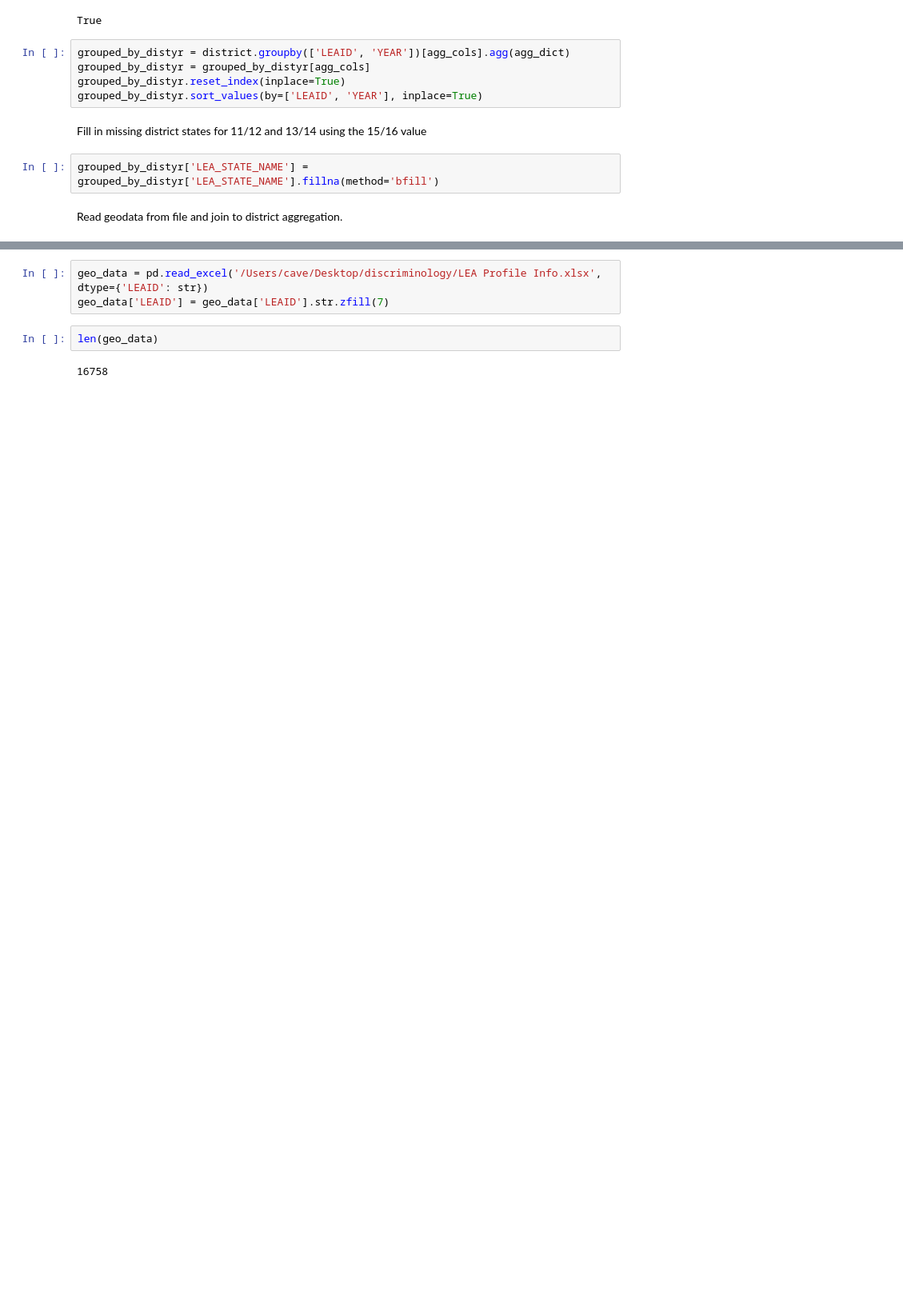
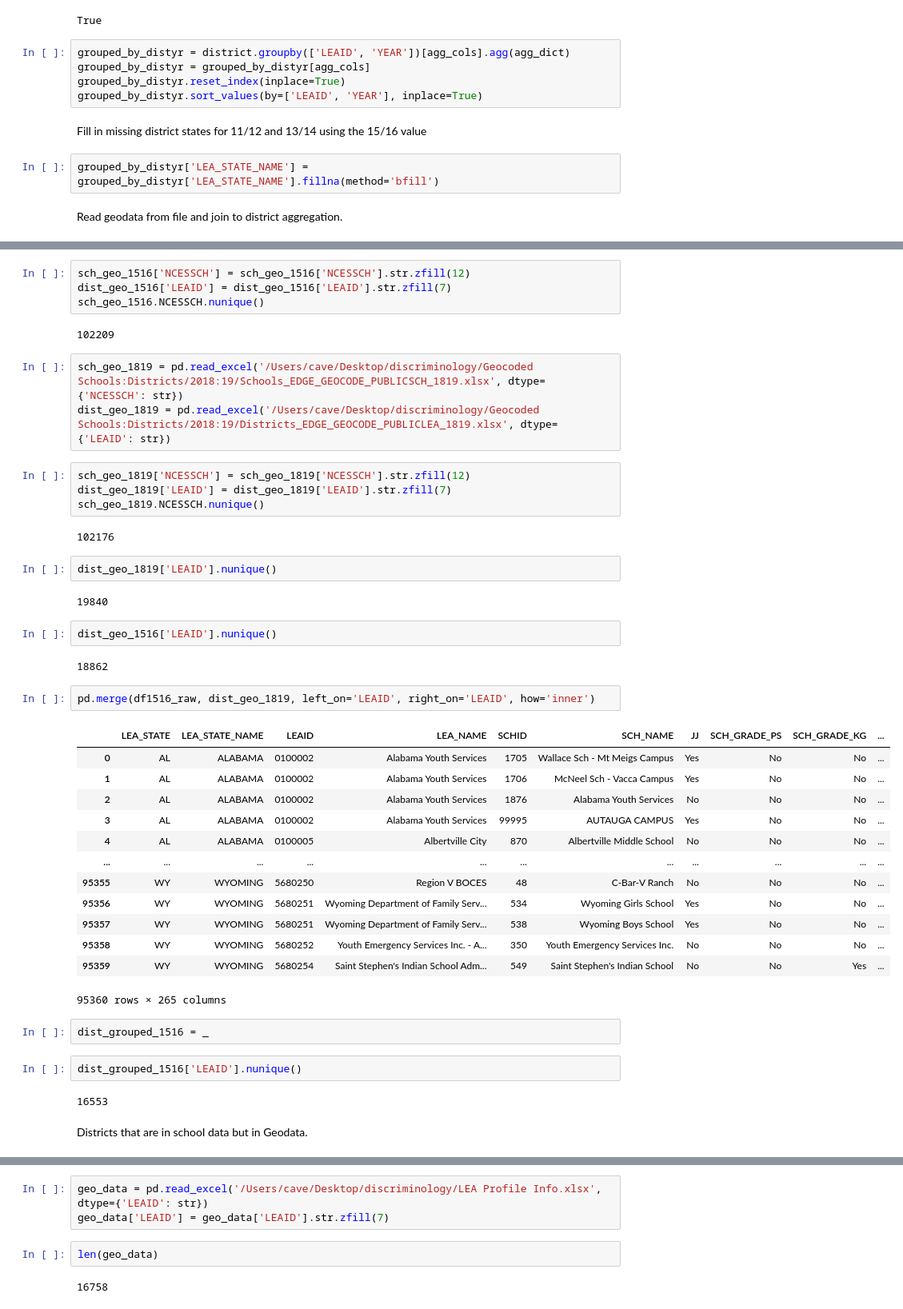
Before and after one commit to Discriminology/Educational-Equity-Data-Commons, a Jupyter notebook: data_processing.ipynb, the cells around one changed output, grey strips where cells are left out. Shown at 80% size. Cells and saved outputs as stored; diff of their text form; blank space fills up the shorter version.

```diff
--- a/data_processing.ipynb
+++ b/data_processing.ipynb
@@ -657,0 +695,47 @@ Read geodata from file and join to district aggregation.
+# %%
+sch_geo_1516['NCESSCH'] = sch_geo_1516['NCESSCH'].str.zfill(12)
+dist_geo_1516['LEAID'] = dist_geo_1516['LEAID'].str.zfill(7)
+sch_geo_1516.NCESSCH.nunique()
+# %% [output]
+102209
+# %%
+sch_geo_1819 = pd.read_excel('/Users/cave/Desktop/discriminology/Geocoded Schools:Districts/2018:19/Schools_EDGE_GEOCODE_PUBLICSCH_1819.xlsx', dtype={'NCESSCH': str})
+dist_geo_1819 = pd.read_excel('/Users/cave/Desktop/discriminology/Geocoded Schools:Districts/2018:19/Districts_EDGE_GEOCODE_PUBLICLEA_1819.xlsx', dtype={'LEAID': str})
+# %%
+sch_geo_1819['NCESSCH'] = sch_geo_1819['NCESSCH'].str.zfill(12)
+dist_geo_1819['LEAID'] = dist_geo_1819['LEAID'].str.zfill(7)
+sch_geo_1819.NCESSCH.nunique()
+# %% [output]
+102176
+# %%
+dist_geo_1819['LEAID'].nunique()
+# %% [output]
+19840
+# %%
+dist_geo_1516['LEAID'].nunique()
+# %% [output]
+18862
+# %%
+pd.merge(df1516_raw, dist_geo_1819, left_on='LEAID', right_on='LEAID', how='inner')
+# %% [output]
+|  | LEA_STATE | LEA_STATE_NAME | LEAID | LEA_NAME | SCHID | SCH_NAME | JJ | SCH_GRADE_PS | SCH_GRADE_KG | ... |
+| 0 | AL | ALABAMA | 0100002 | Alabama Youth Services | 1705 | Wallace Sch - Mt Meigs Campus | Yes | No | No | ... |
+| 1 | AL | ALABAMA | 0100002 | Alabama Youth Services | 1706 | McNeel Sch - Vacca Campus | Yes | No | No | ... |
+| 2 | AL | ALABAMA | 0100002 | Alabama Youth Services | 1876 | Alabama Youth Services | No | No | No | ... |
+| 3 | AL | ALABAMA | 0100002 | Alabama Youth Services | 99995 | AUTAUGA CAMPUS | Yes | No | No | ... |
+| 4 | AL | ALABAMA | 0100005 | Albertville City | 870 | Albertville Middle School | No | No | No | ... |
+| ... | ... | ... | ... | ... | ... | ... | ... | ... | ... | ... |
+| 95355 | WY | WYOMING | 5680250 | Region V BOCES | 48 | C-Bar-V Ranch | No | No | No | ... |
+| 95356 | WY | WYOMING | 5680251 | Wyoming Department of Family Serv... | 534 | Wyoming Girls School | Yes | No | No | ... |
+| 95357 | WY | WYOMING | 5680251 | Wyoming Department of Family Serv... | 538 | Wyoming Boys School | Yes | No | No | ... |
+| 95358 | WY | WYOMING | 5680252 | Youth Emergency Services Inc. - A... | 350 | Youth Emergency Services Inc. | No | No | No | ... |
+| 95359 | WY | WYOMING | 5680254 | Saint Stephen's Indian School Adm... | 549 | Saint Stephen's Indian School | No | No | Yes | ... |
+95360 rows × 265 columns
+# %%
+dist_grouped_1516 = _
+# %%
+dist_grouped_1516['LEAID'].nunique()
+# %% [output]
+16553
+# %% [markdown]
+Districts that are in school data but in Geodata.
```
Also changed, not shown: parts of 21 cells of this notebook.
